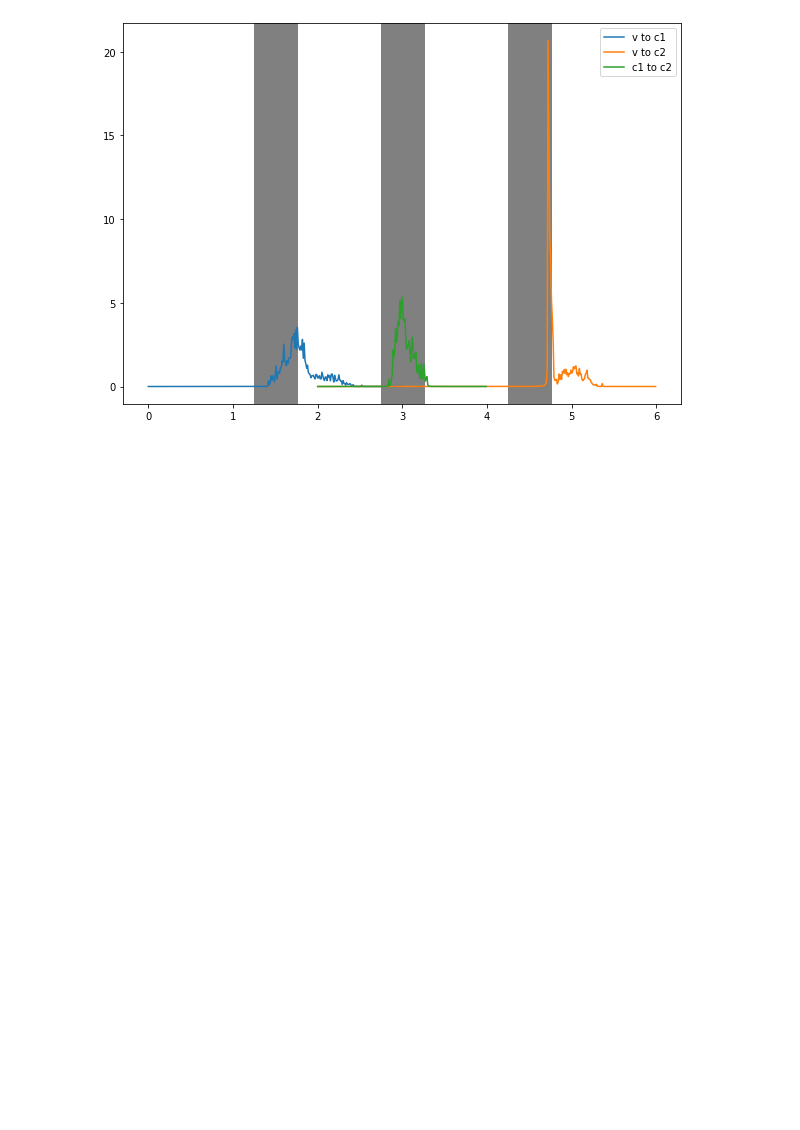
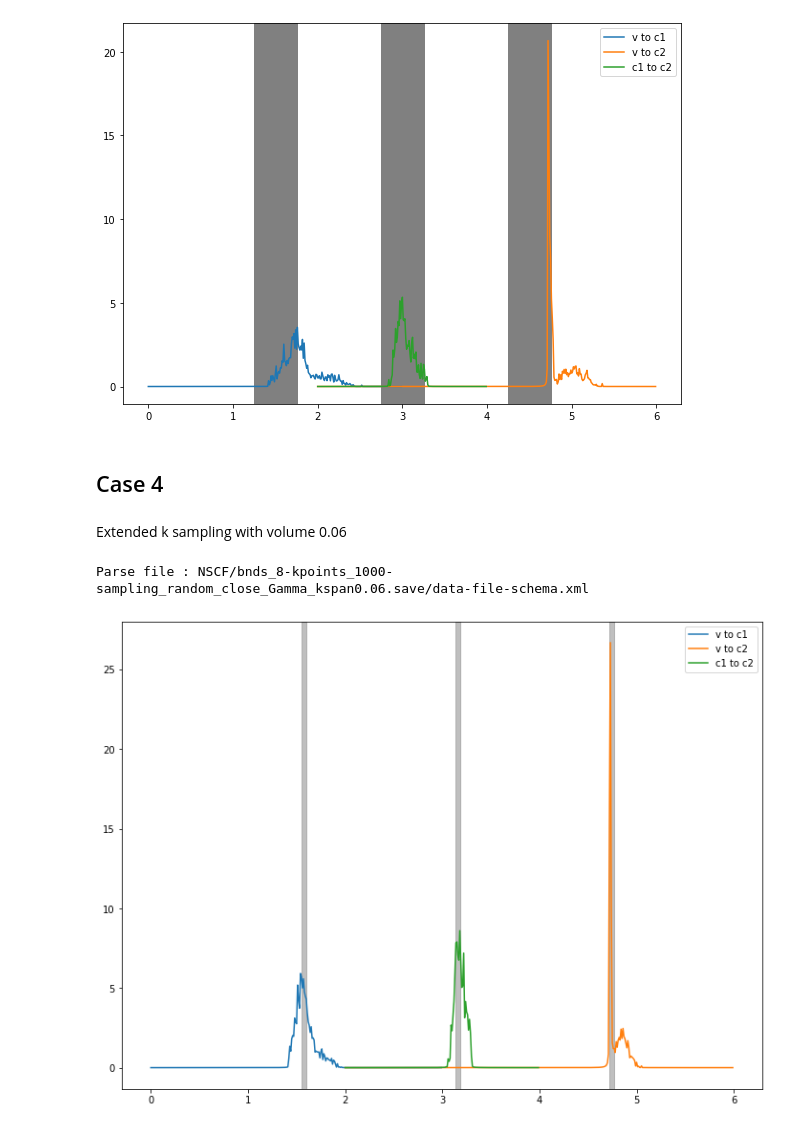
Before and after one commit to marcodalessandro76/Echo_mechanisms_decay_time_optical_orientation, a Jupyter notebook: PHOTON_ECO/ANALYSIS_JDOS.ipynb, the cells around one changed output. Saved outputs shown, nothing was run; the diff lists cells and outputs as text; code cells hidden in the pictures; blank space fills up the shorter version.

```diff
--- a/PHOTON_ECO/ANALYSIS_JDOS.ipynb
+++ b/PHOTON_ECO/ANALYSIS_JDOS.ipynb
@@ -135,3 +138,32 @@ ax1.axvspan(3*omega-width,3*omega+width,color='grey')
 dos.plot(plt)
 # %% [output]
 [figure]
+# %% [markdown]
+## Case 4
+# %% [markdown]
+Extended k sampling with volume 0.06
+# %%
+file = 'NSCF/bnds_8-kpoints_1000-sampling_random_close_Gamma_kspan0.06.save/data-file-schema.xml'
+data = P.PwParser(file)
+# %% [output]
+Parse file : NSCF/bnds_8-kpoints_1000-sampling_random_close_Gamma_kspan0.06.save/data-file-schema.xml
+# %%
+trans_vtoc1 = data.get_transitions(initial=[1,2,3],final=[4],set_gap=1.42)
+trans_vtoc2 = data.get_transitions(initial=[1,2,3],final=[5],set_gap=1.42)
+trans_c1toc2 = data.get_transitions(initial=[4],final=[5],set_gap=1.42)
+# %%
+dos = Dos()
+dos.append(trans_vtoc1.flatten(),minVal=0,maxVal=3,eta=1e-3,label='v to c1')
+dos.append(trans_vtoc2.flatten(),minVal=2,maxVal=6,eta=1e-3,label='v to c2')
+dos.append(trans_c1toc2.flatten(),minVal=2,maxVal=4,eta=1e-3,label='c1 to c2')
+# %%
+omega = 1.58
+width = 0.025
+
+fig, ax1 = plt.subplots(figsize=(12, 9))
+ax1.axvspan(omega-width,omega+width,color='grey',alpha=0.5)
+ax1.axvspan(2*omega-width,2*omega+width,color='grey',alpha=0.5)
+ax1.axvspan(3*omega-width,3*omega+width,color='grey',alpha=0.5)
+dos.plot(plt)
+# %% [output]
+[figure, added]
```
Also changed, not shown: parts of 1 cell of this notebook, 8 other files.
